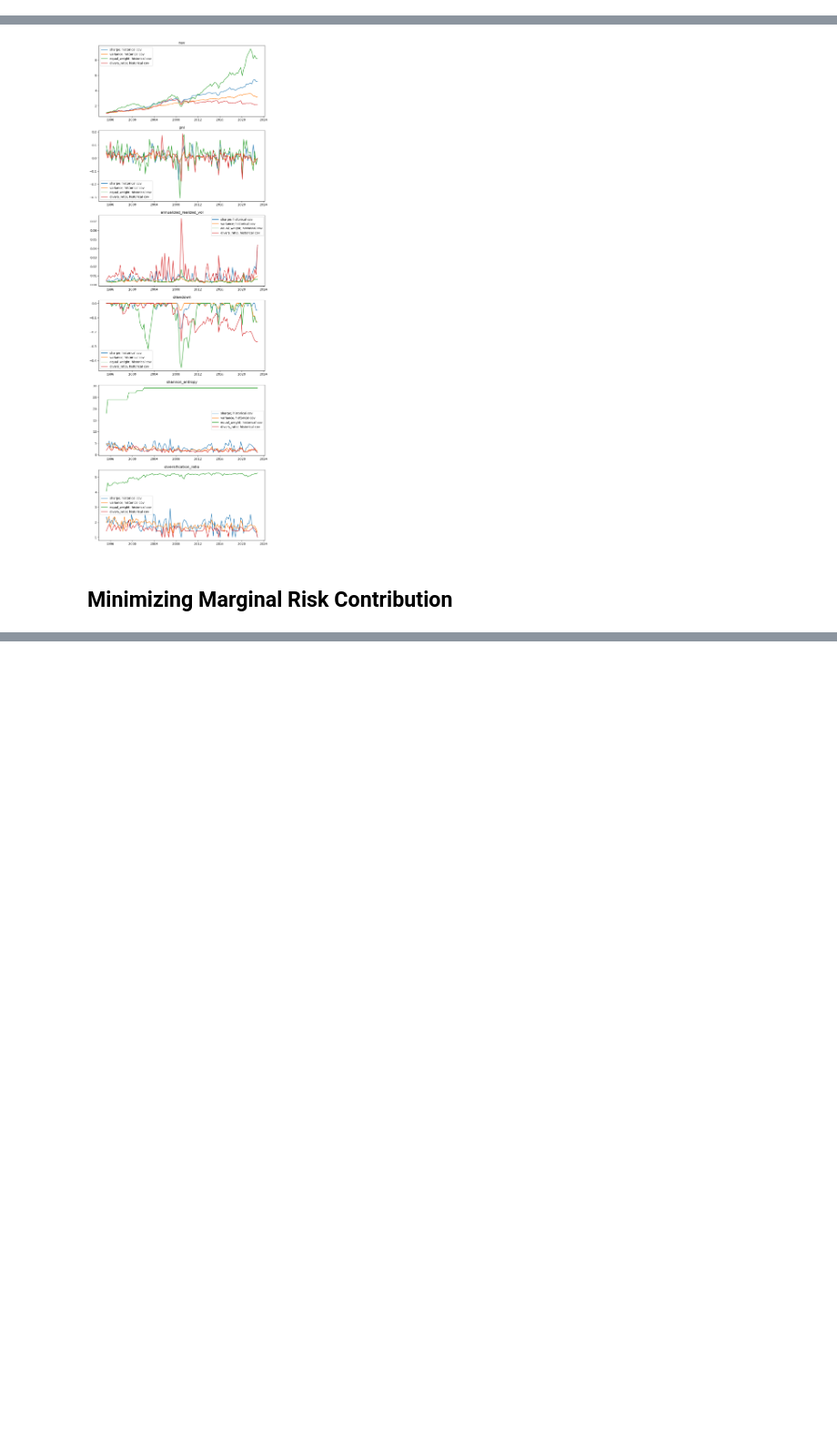
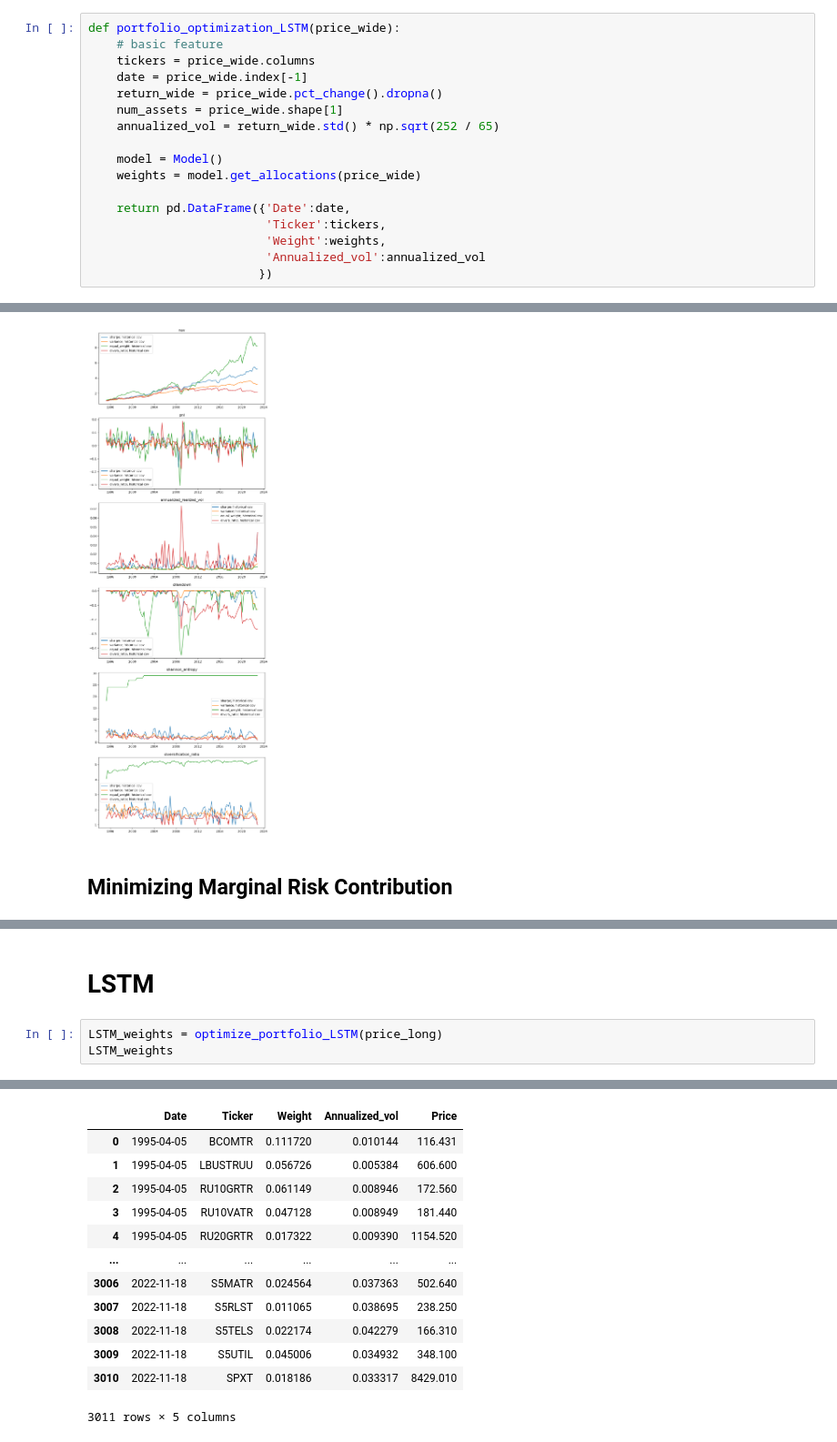
Before and after one commit to Xuanfu-lab/230ZA_Project, a Jupyter notebook: portfolio_opmization_main_framwork.ipynb, the cells around one changed output, grey strips where cells are left out. Shown at 91% size. Cells and saved outputs as stored; diff of their text form; blank space fills up the shorter version.

```diff
--- a/portfolio_opmization_main_framwork.ipynb
+++ b/portfolio_opmization_main_framwork.ipynb
@@ -153,0 +215,17 @@ def portfolio_optimization(returns, loss_func:str, cov_estimation:str='historica
+# %%
+def portfolio_optimization_LSTM(price_wide):
+    # basic feature
+    tickers = price_wide.columns
+    date = price_wide.index[-1]
+    return_wide = price_wide.pct_change().dropna()
+    num_assets = price_wide.shape[1]
+    annualized_vol = return_wide.std() * np.sqrt(252 / 65)
+
+    model = Model()
+    weights = model.get_allocations(price_wide)
+
+    return pd.DataFrame({'Date':date,
+                         'Ticker':tickers,
+                         'Weight':weights,
+                         'Annualized_vol':annualized_vol
+                        })
@@ -477 +576,7 @@ display_backtest_results(loss_func_names, cov_est_methods)
 [figure]
+# %% [markdown]
+# LSTM
+# %%
+LSTM_weights = optimize_portfolio_LSTM(price_long)
+LSTM_weights
+# %% [output]
@@ -477,0 +600,13 @@ display_backtest_results(loss_func_names, cov_est_methods)
+|  | Date | Ticker | Weight | Annualized_vol | Price |
+| 0 | 1995-04-05 | BCOMTR | 0.111720 | 0.010144 | 116.431 |
+| 1 | 1995-04-05 | LBUSTRUU | 0.056726 | 0.005384 | 606.600 |
+| 2 | 1995-04-05 | RU10GRTR | 0.061149 | 0.008946 | 172.560 |
+| 3 | 1995-04-05 | RU10VATR | 0.047128 | 0.008949 | 181.440 |
+| 4 | 1995-04-05 | RU20GRTR | 0.017322 | 0.009390 | 1154.520 |
+| ... | ... | ... | ... | ... | ... |
+| 3006 | 2022-11-18 | S5MATR | 0.024564 | 0.037363 | 502.640 |
+| 3007 | 2022-11-18 | S5RLST | 0.011065 | 0.038695 | 238.250 |
+| 3008 | 2022-11-18 | S5TELS | 0.022174 | 0.042279 | 166.310 |
+| 3009 | 2022-11-18 | S5UTIL | 0.045006 | 0.034932 | 348.100 |
+| 3010 | 2022-11-18 | SPXT | 0.018186 | 0.033317 | 8429.010 |
+3011 rows × 5 columns
```
Also changed, not shown: parts of 16 cells of this notebook.
